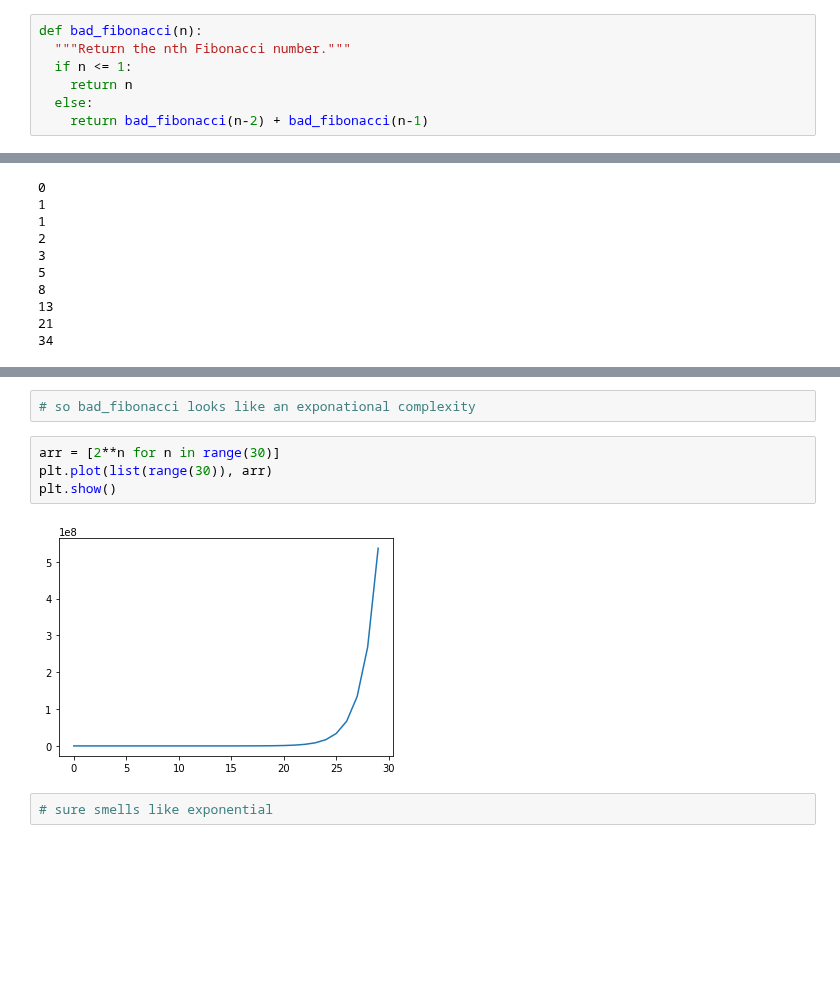
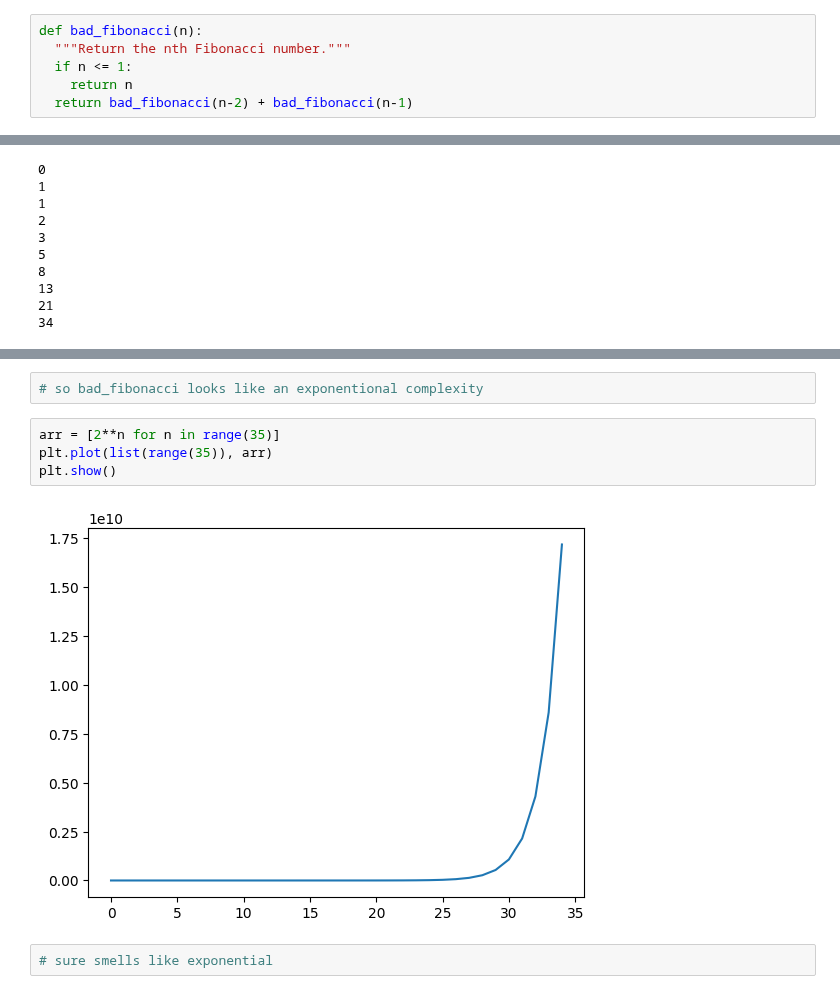
Before and after one commit to ValRCS/RTU_Algorithms_DIP321, a Jupyter notebook: recursion-examples.ipynb, the cells around one changed output, grey strips where cells are left out. Saved outputs shown, nothing was run; the diff lists cells and outputs as text; blank space fills up the shorter version.

```diff
--- a/recursion-examples.ipynb
+++ b/recursion-examples.ipynb
@@ -474,8 +512,7 @@ def bad_fibonacci(n):
   """Return the nth Fibonacci number."""
   if n <= 1:
     return n
-  else:
-    return bad_fibonacci(n-2) + bad_fibonacci(n-1)
+  return bad_fibonacci(n-2) + bad_fibonacci(n-1)
 # %%
 for n in range(10):
     print(bad_fibonacci(n))
@@ -533,11 +570,11 @@ plt.show()
 # %%
-# so bad_fibonacci looks like an exponational complexity
+# so bad_fibonacci looks like an exponentional complexity
 # %%
-arr = [2**n for n in range(30)]
-plt.plot(list(range(30)), arr)
+arr = [2**n for n in range(35)]
+plt.plot(list(range(35)), arr)
 plt.show()
 # %% [output]
-[figure, old version]
+[figure, new version]
 # %%
 # sure smells like exponential
 # %%
```
Also changed, not shown: parts of 46 cells of this notebook.
